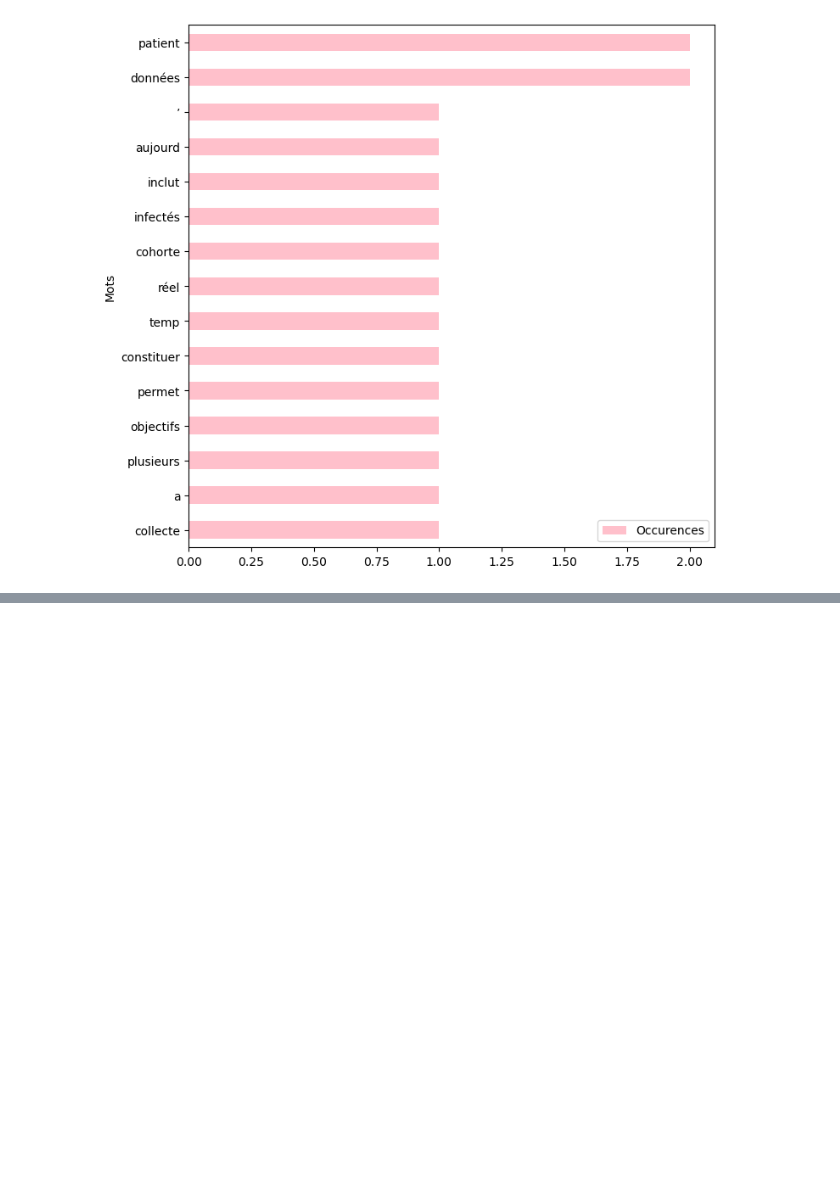
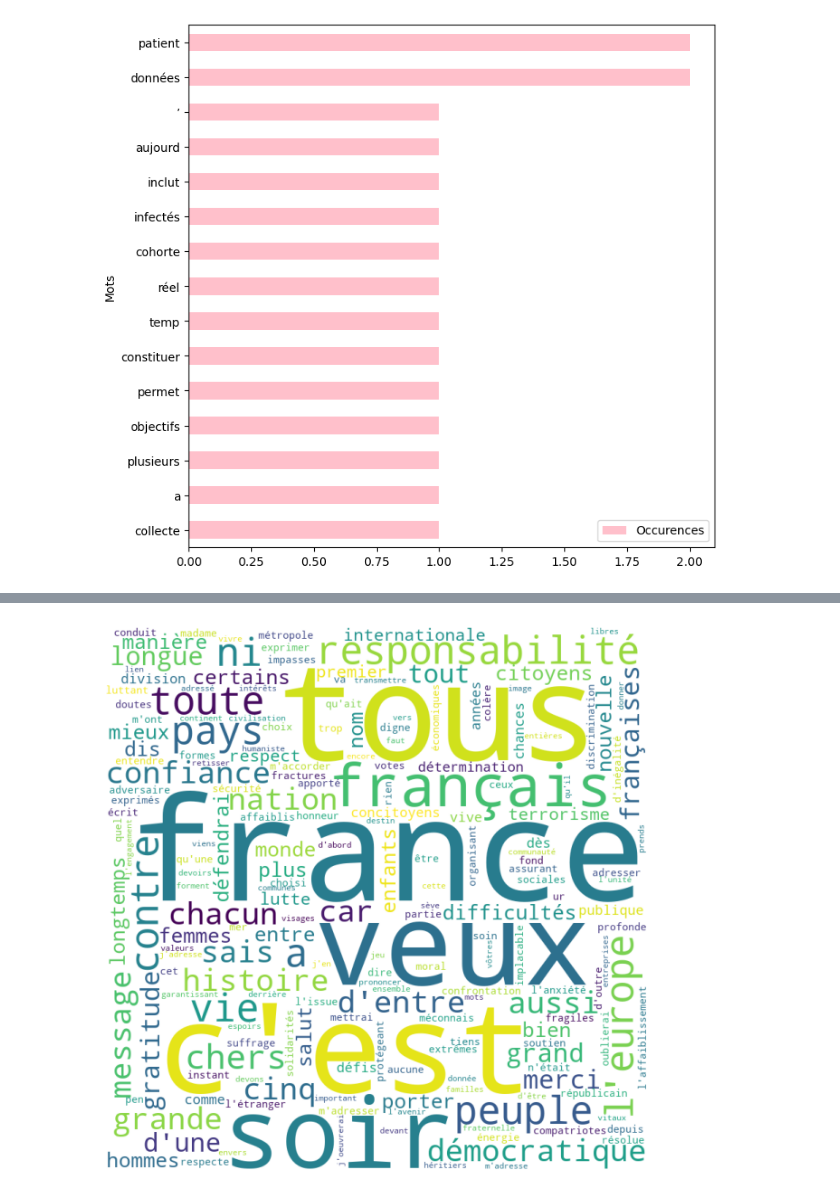
Before and after one commit to malakboudaa/TextMining, a Jupyter notebook: TAL1.ipynb, the cells around one changed output, grey strips where cells are left out. Drawn from its saved outputs; the diff is of its cells as text; code cells hidden in the pictures; blank space fills up the shorter version.

```diff
--- a/TAL1.ipynb
+++ b/TAL1.ipynb
@@ -152,0 +161,7 @@ WC.generate(Disc.lower())
+# %%
+plt.figure(figsize = (6,6), facecolor = None)
+plt.imshow(WC)
+plt.axis("off")
+plt.tight_layout(pad = 0)
+# %% [output]
+[figure, added]
```
Also changed, not shown: parts of 6 cells of this notebook, 3 other files.
